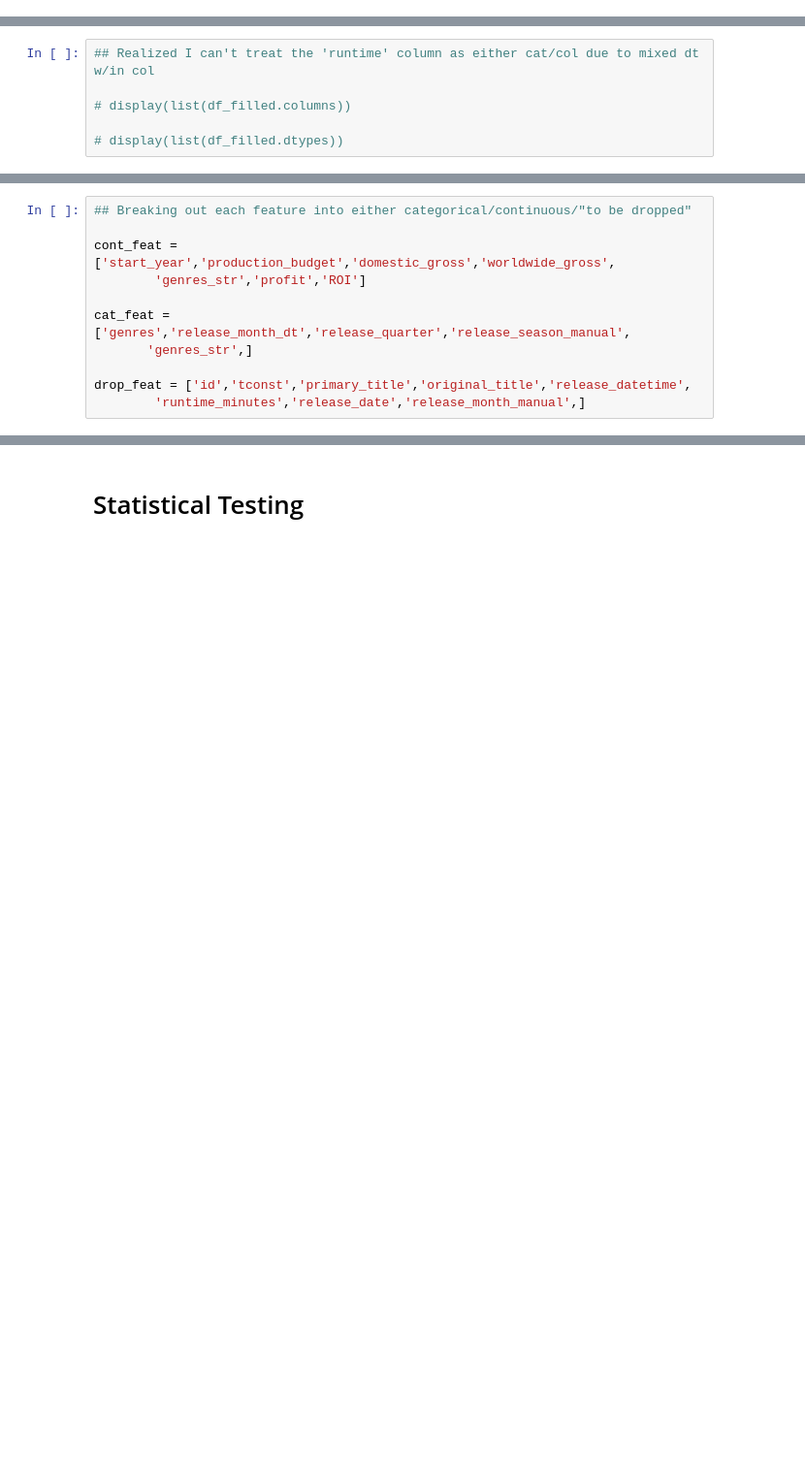
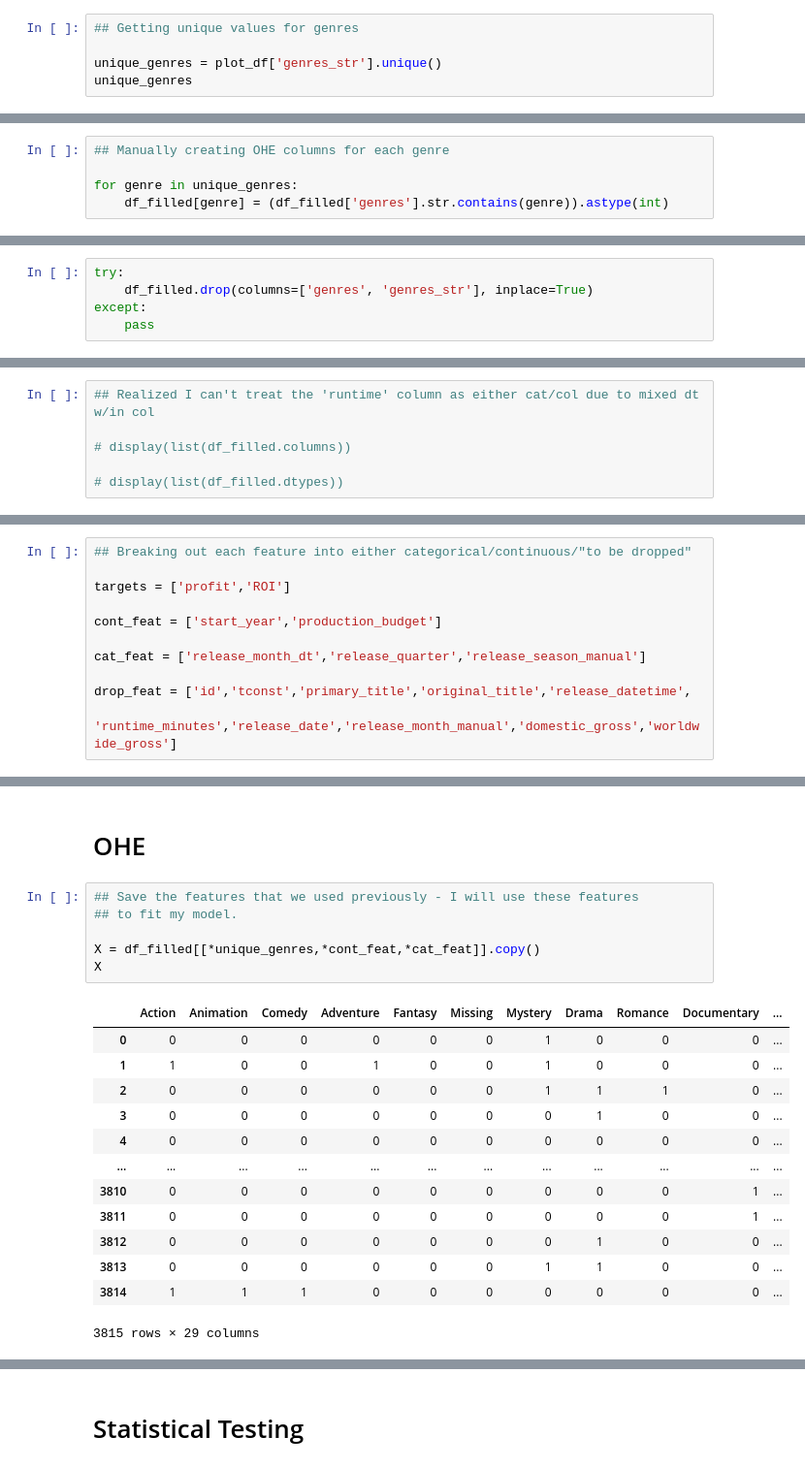
Before and after one commit to BenJMcCarty/BMC_P1P_Redo, a Jupyter notebook: WiP.ipynb, the cells around one changed output, grey strips where cells are left out. Shown at 97% size. Drawn from its saved outputs; the diff is of its cells as text; blank space fills up the shorter version.

```diff
--- a/WiP.ipynb
+++ b/WiP.ipynb
@@ -691,0 +1064,5 @@ plt.tight_layout();
+# %%
+## Getting unique values for genres
+
+unique_genres = plot_df['genres_str'].unique()
+unique_genres
@@ -691,0 +1093,5 @@ plt.tight_layout();
+# %%
+## Manually creating OHE columns for each genre
+
+for genre in unique_genres:
+    df_filled[genre] = (df_filled['genres'].str.contains(genre)).astype(int)
@@ -691,0 +1111,5 @@ plt.tight_layout();
+# %%
+try:
+    df_filled.drop(columns=['genres', 'genres_str'], inplace=True)
+except:
+    pass
@@ -733,14 +1191,14 @@ cat_col
 # %%
 ## Breaking out each feature into either categorical/continuous/"to be dropped"
 
-cont_feat = ['start_year','production_budget','domestic_gross','worldwide_gross',
-        'genres_str','profit','ROI']
+targets = ['profit','ROI']
 
-cat_feat = ['genres','release_month_dt','release_quarter','release_season_manual',
-       'genres_str',]
+cont_feat = ['start_year','production_budget']
+
+cat_feat = ['release_month_dt','release_quarter','release_season_manual']
 
 drop_feat = ['id','tconst','primary_title','original_title','release_datetime',
-        'runtime_minutes','release_date','release_month_manual',]
+        'runtime_minutes','release_date','release_month_manual','domestic_gross','worldwide_gross']
 # %%
 ## Creating a new dataframe for correlation matrix
 
@@ -765,0 +1274,22 @@ df_corr(df=df_for_corr, list_cats=cat_feat, target_col = 'worldwide_gross')
+# %% [markdown]
+# OHE
+# %%
+## Save the features that we used previously - I will use these features
+## to fit my model.
+
+X = df_filled[[*unique_genres,*cont_feat,*cat_feat]].copy()
+X
+# %% [output]
+|  | Action | Animation | Comedy | Adventure | Fantasy | Missing | Mystery | Drama | Romance | Documentary | ... |
+| 0 | 0 | 0 | 0 | 0 | 0 | 0 | 1 | 0 | 0 | 0 | ... |
+| 1 | 1 | 0 | 0 | 1 | 0 | 0 | 1 | 0 | 0 | 0 | ... |
+| 2 | 0 | 0 | 0 | 0 | 0 | 0 | 1 | 1 | 1 | 0 | ... |
+| 3 | 0 | 0 | 0 | 0 | 0 | 0 | 0 | 1 | 0 | 0 | ... |
+| 4 | 0 | 0 | 0 | 0 | 0 | 0 | 0 | 0 | 0 | 0 | ... |
+| ... | ... | ... | ... | ... | ... | ... | ... | ... | ... | ... | ... |
+| 3810 | 0 | 0 | 0 | 0 | 0 | 0 | 0 | 0 | 0 | 1 | ... |
+| 3811 | 0 | 0 | 0 | 0 | 0 | 0 | 0 | 0 | 0 | 1 | ... |
+| 3812 | 0 | 0 | 0 | 0 | 0 | 0 | 0 | 1 | 0 | 0 | ... |
+| 3813 | 0 | 0 | 0 | 0 | 0 | 0 | 1 | 1 | 0 | 0 | ... |
+| 3814 | 1 | 1 | 1 | 0 | 0 | 0 | 0 | 0 | 0 | 0 | ... |
+3815 rows × 29 columns
```
Also changed, not shown: parts of 77 cells of this notebook.
